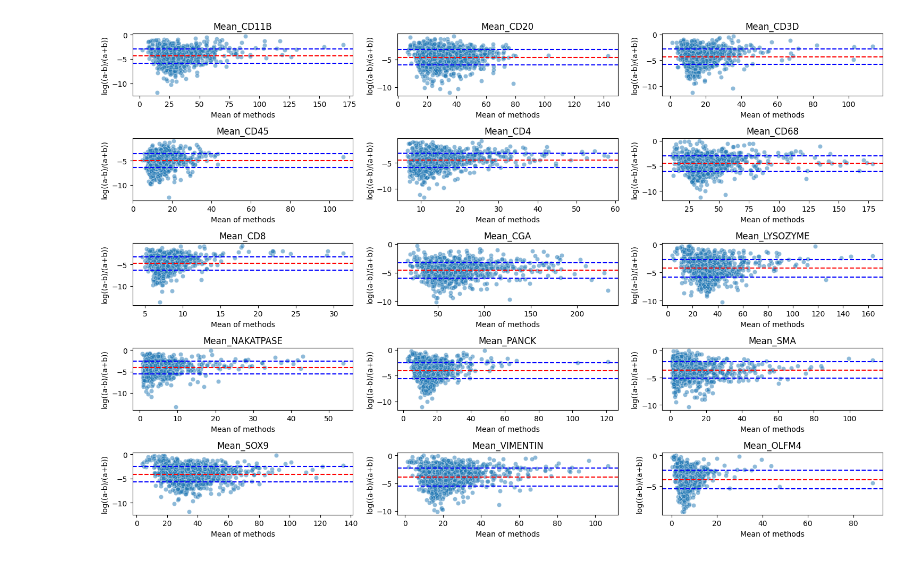
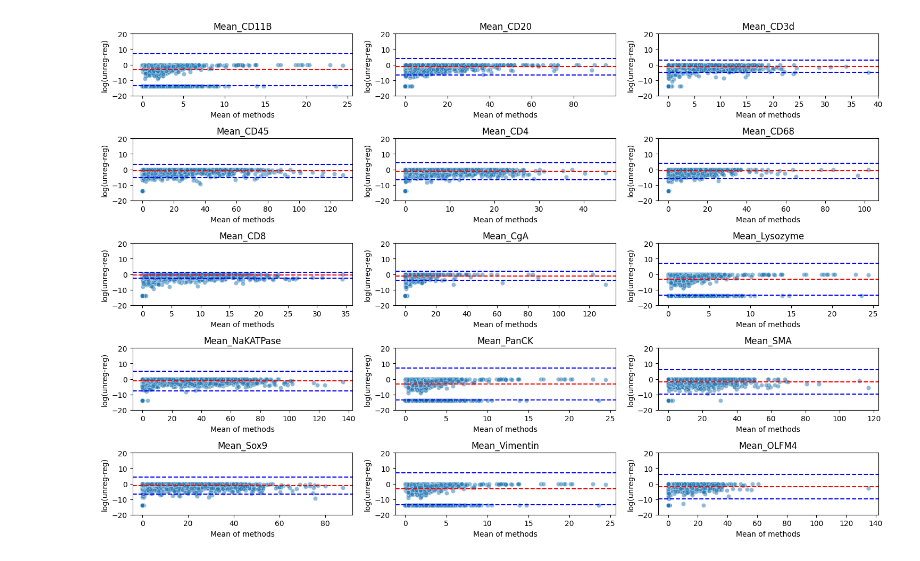
Before and after one commit to MASILab/DAPI_RegNet, a Jupyter notebook: plot_codes/bland_altman.ipynb, the cells around one changed output. Cells and saved outputs as stored; diff of their text form; code cells hidden in the pictures.

```diff
--- a/plot_codes/bland_altman.ipynb
+++ b/plot_codes/bland_altman.ipynb
@@ -42,0 +64,29 @@ plt.show()
+# %%
+import matplotlib.pyplot as plt
+import numpy as np
+
+n = len(unregistered.columns[3:-1])
+
+# Calculate the number of rows and columns for the subplots
+ncols = 3  # Number of columns in the subplot grid
+nrows = int(np.ceil(n / ncols))  # Number of rows in the subplot grid
+
+fig, axes = plt.subplots(nrows=nrows, ncols=ncols, figsize=(15, 10))
+
+# Flatten the axes array
+axes = axes.ravel()
+
+# Create a box plot for each column
+for i, column in enumerate(unregistered.columns[3:-1]):
+    data = [unregistered[column], registered[column]]
+    axes[i].boxplot(data, widths=0.5, sym='')  # sym='' removes outliers
+    axes[i].set_title(column)
+    axes[i].set_ylabel('Intensity')
+    axes[i].set_xticklabels(['Unregistered', 'Registered'])
+
+# Remove the extra subplots
+for i in range(n, len(axes)):
+    fig.delaxes(axes[i])
+
+plt.tight_layout()
+plt.show()
@@ -43,38 +95,37 @@ plt.show()
 # %%
 import seaborn as sns
 # Calculate the number of rows and columns for the subplots
-n = len(unregistered.columns[3:-1])
+n = len(unregistered.columns[3:])
 
-ncols = 3  # Number of columns in the subplot grid
+ncols = 3  # Number of columns in the subplot
 nrows = int(np.ceil(n / ncols))  # Number of rows in the subplot grid
 
 # Create a figure and a grid of subplots
 fig, axes = plt.subplots(nrows=nrows, ncols=ncols, figsize=(15, 10))
 
-# Flatten the axes array
 axes = axes.ravel()
 
-# Create a Bland-Altman plot for each column
-for i, column in enumerate(unregistered.columns[3:-1]):
+for i, column in enumerate(unregistered.columns[3:]):
     mean = (unregistered[column] + registered[column]) / 2
-    diff_ratio = (unregistered[column] - registered[column]) / (unregistered[column] + registered[column])
+    diff_ratio = (unregistered[column] - registered[column]) / (unregistered[column] + registered[column]+1e-6)
     diff_ratio = diff_ratio.replace([np.inf, -np.inf], np.nan)
     diff_ratio.dropna(inplace=True)
     log_diff_ratio = np.log(diff_ratio+1e-6)
-    sd_diff = np.std(log_diff_ratio, axis=0)
+    sd_diff = 1.96*np.std(log_diff_ratio, axis=0)
     sns.scatterplot(x=mean, y=log_diff_ratio, ax=axes[i], alpha=0.5)
     axes[i].axhline(y=np.mean(log_diff_ratio), color='r', linestyle='--')
     axes[i].axhline(y=np.mean(log_diff_ratio) + sd_diff, color='b', linestyle='--')  # +1 sigma line
     axes[i].axhline(y=np.mean(log_diff_ratio) - sd_diff, color='b', linestyle='--')  # -1 sigma line
     axes[i].set_title(column)
     axes[i].set_xlabel('Mean of methods')
-    axes[i].set_ylabel('log((a-b)/(a+b))')
+    axes[i].set_ylabel('log(unreg-reg)')
+    axes[i].set_ylim(-20, 20)
 
 # Remove the extra subplots
 for i in range(n, len(axes)):
     fig.delaxes(axes[i])
 
 plt.tight_layout()
 plt.show()
 # %% [output]
-[figure, old version]
+[figure, new version]
```
Also changed, not shown: parts of 6 cells of this notebook, 12 other files.
